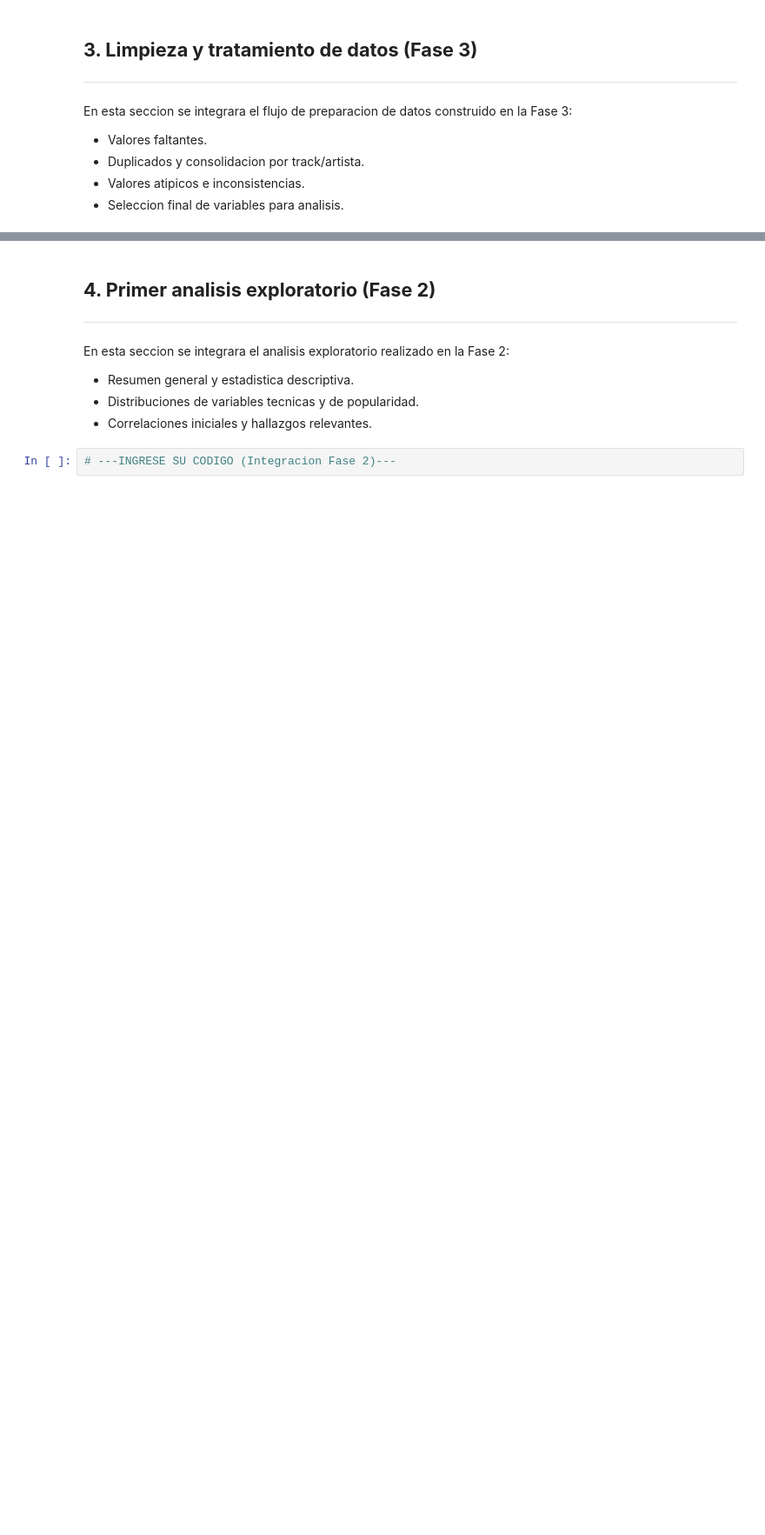
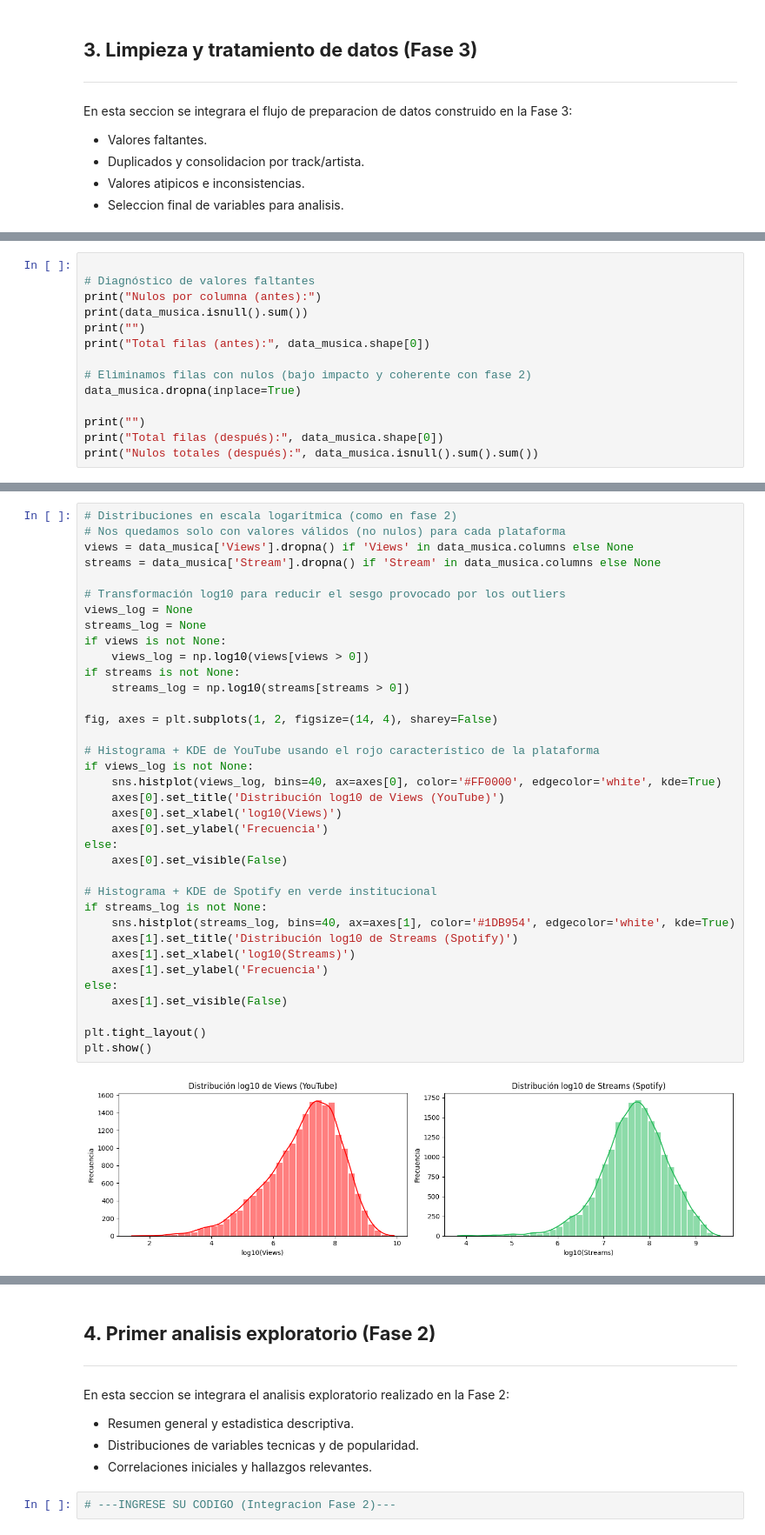
Before and after one commit to Locotin/diplomado-mlds, a Jupyter notebook: AVD/Proyecto/fase 4/M1U5_fase_4_Analisis_de_los_datos.ipynb, the cells around one changed output, grey strips where cells are left out. Shown at 87% size. Saved outputs shown, nothing was run; the diff lists cells and outputs as text; blank space fills up the shorter version.

Commit message:
Integración Limpieza & 2 Datasets para posterior análisis

```diff
--- a/AVD/Proyecto/fase 4/M1U5_fase_4_Analisis_de_los_datos.ipynb
+++ b/AVD/Proyecto/fase 4/M1U5_fase_4_Analisis_de_los_datos.ipynb
@@ -194,0 +229,14 @@ En esta seccion se integrara el flujo de preparacion de datos construido en la F
+# %%
+
+# Diagnóstico de valores faltantes
+print("Nulos por columna (antes):")
+print(data_musica.isnull().sum())
+print("")
+print("Total filas (antes):", data_musica.shape[0])
+
+# Eliminamos filas con nulos (bajo impacto y coherente con fase 2)
+data_musica.dropna(inplace=True)
+
+print("")
+print("Total filas (después):", data_musica.shape[0])
+print("Nulos totales (después):", data_musica.isnull().sum().sum())
@@ -194,0 +484,38 @@ En esta seccion se integrara el flujo de preparacion de datos construido en la F
+# %%
+# Distribuciones en escala logarítmica (como en fase 2)
+# Nos quedamos solo con valores válidos (no nulos) para cada plataforma
+views = data_musica['Views'].dropna() if 'Views' in data_musica.columns else None
+streams = data_musica['Stream'].dropna() if 'Stream' in data_musica.columns else None
+
+# Transformación log10 para reducir el sesgo provocado por los outliers
+views_log = None
+streams_log = None
+if views is not None:
+    views_log = np.log10(views[views > 0])
+if streams is not None:
+    streams_log = np.log10(streams[streams > 0])
+
+fig, axes = plt.subplots(1, 2, figsize=(14, 4), sharey=False)
+
+# Histograma + KDE de YouTube usando el rojo característico de la plataforma
+if views_log is not None:
+    sns.histplot(views_log, bins=40, ax=axes[0], color='#FF0000', edgecolor='white', kde=True)
+    axes[0].set_title('Distribución log10 de Views (YouTube)')
+    axes[0].set_xlabel('log10(Views)')
+    axes[0].set_ylabel('Frecuencia')
+else:
+    axes[0].set_visible(False)
+
+# Histograma + KDE de Spotify en verde institucional
+if streams_log is not None:
+    sns.histplot(streams_log, bins=40, ax=axes[1], color='#1DB954', edgecolor='white', kde=True)
+    axes[1].set_title('Distribución log10 de Streams (Spotify)')
+    axes[1].set_xlabel('log10(Streams)')
+    axes[1].set_ylabel('Frecuencia')
+else:
+    axes[1].set_visible(False)
+
+plt.tight_layout()
+plt.show()
+# %% [output]
+[figure, added]
```
Also changed, not shown: parts of 21 cells of this notebook.
